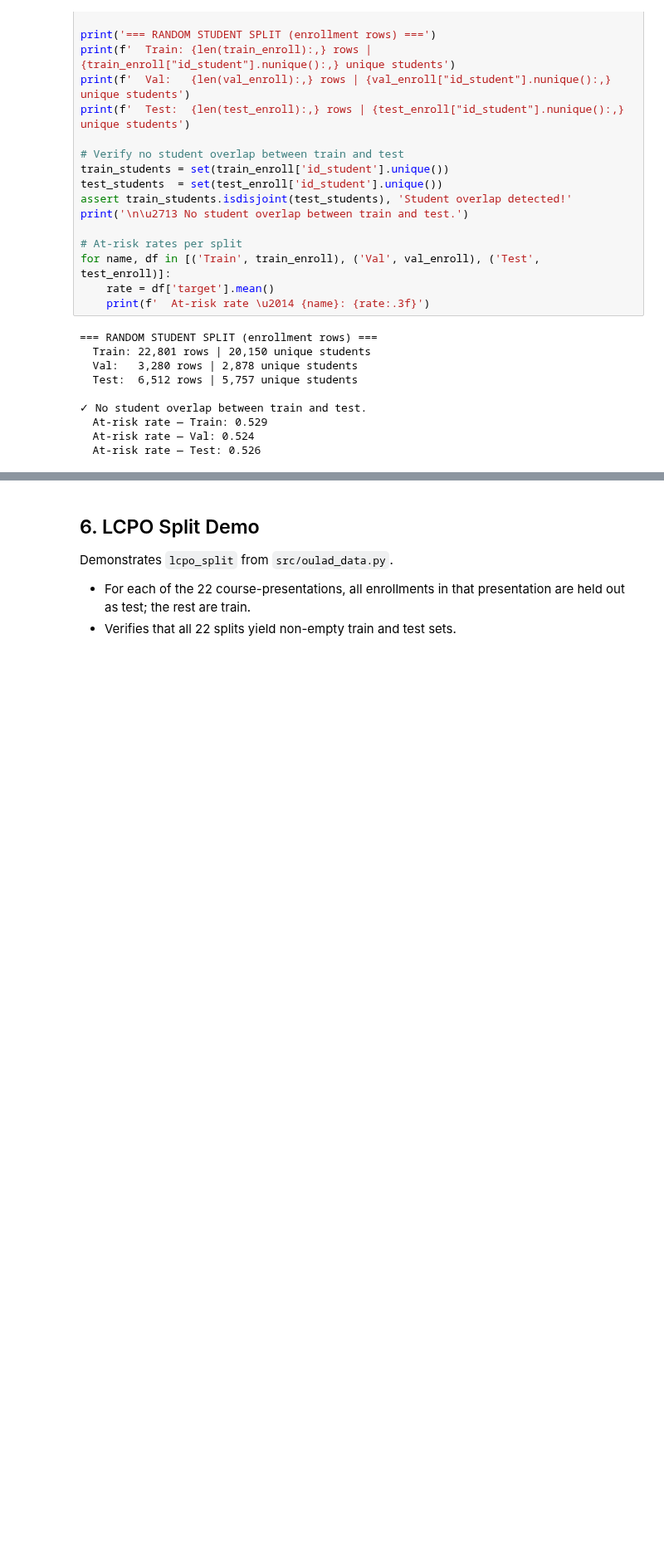
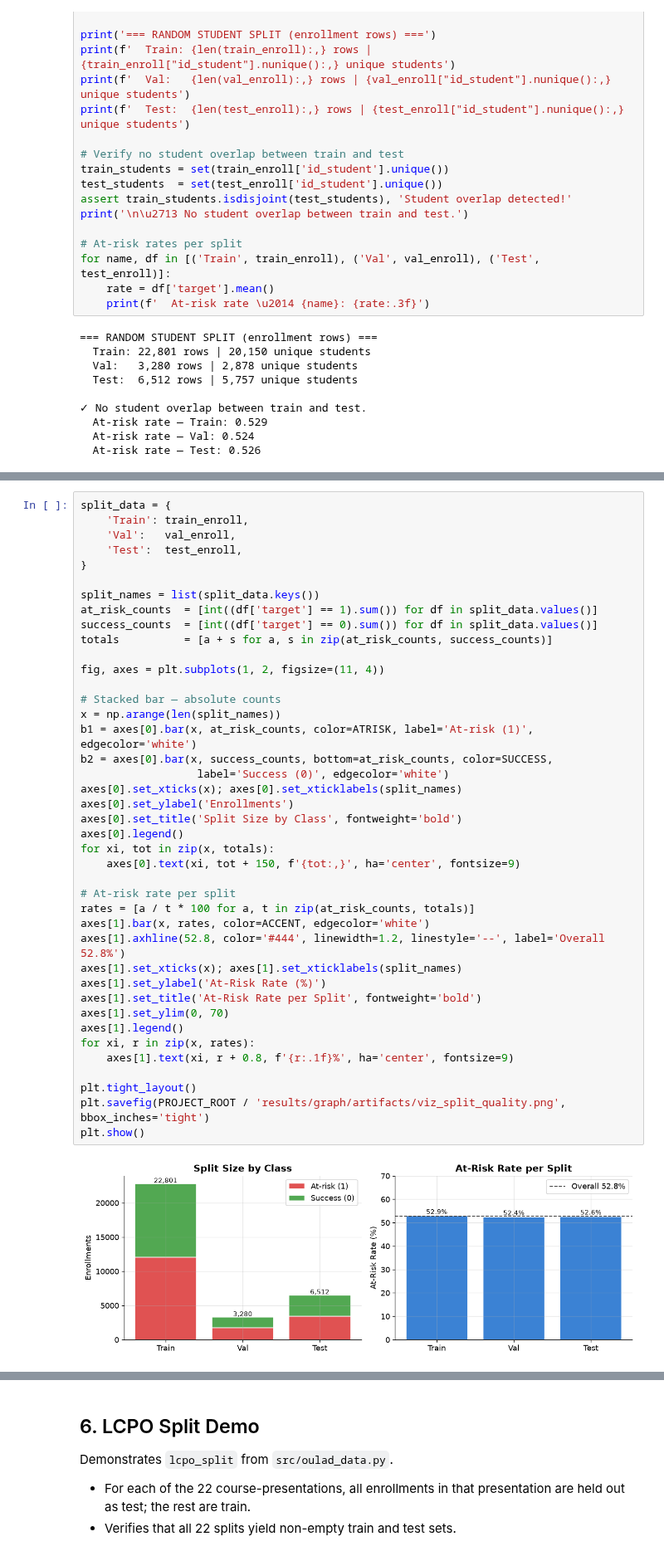
Before and after one commit to reyquiroz/OULAD_CourseAware, a Jupyter notebook: notebooks/OULAD_Graph_Analysis_Final.ipynb, the cells around one changed output, grey strips where cells are left out. Shown at 83% size. Cells and saved outputs as stored; diff of their text form; blank space fills up the shorter version.

```diff
--- a/notebooks/OULAD_Graph_Analysis_Final.ipynb
+++ b/notebooks/OULAD_Graph_Analysis_Final.ipynb
@@ -211,0 +300,43 @@ for name, df in [('Train', train_enroll), ('Val', val_enroll), ('Test', test_enr
+# %%
+split_data = {
+    'Train': train_enroll,
+    'Val':   val_enroll,
+    'Test':  test_enroll,
+}
+
+split_names = list(split_data.keys())
+at_risk_counts  = [int((df['target'] == 1).sum()) for df in split_data.values()]
+success_counts  = [int((df['target'] == 0).sum()) for df in split_data.values()]
+totals          = [a + s for a, s in zip(at_risk_counts, success_counts)]
+
+fig, axes = plt.subplots(1, 2, figsize=(11, 4))
+
+# Stacked bar — absolute counts
+x = np.arange(len(split_names))
+b1 = axes[0].bar(x, at_risk_counts, color=ATRISK, label='At-risk (1)', edgecolor='white')
+b2 = axes[0].bar(x, success_counts, bottom=at_risk_counts, color=SUCCESS,
+                  label='Success (0)', edgecolor='white')
+axes[0].set_xticks(x); axes[0].set_xticklabels(split_names)
+axes[0].set_ylabel('Enrollments')
+axes[0].set_title('Split Size by Class', fontweight='bold')
+axes[0].legend()
+for xi, tot in zip(x, totals):
+    axes[0].text(xi, tot + 150, f'{tot:,}', ha='center', fontsize=9)
+
+# At-risk rate per split
+rates = [a / t * 100 for a, t in zip(at_risk_counts, totals)]
+axes[1].bar(x, rates, color=ACCENT, edgecolor='white')
+axes[1].axhline(52.8, color='#444', linewidth=1.2, linestyle='--', label='Overall 52.8%')
+axes[1].set_xticks(x); axes[1].set_xticklabels(split_names)
+axes[1].set_ylabel('At-Risk Rate (%)')
+axes[1].set_title('At-Risk Rate per Split', fontweight='bold')
+axes[1].set_ylim(0, 70)
+axes[1].legend()
+for xi, r in zip(x, rates):
+    axes[1].text(xi, r + 0.8, f'{r:.1f}%', ha='center', fontsize=9)
+
+plt.tight_layout()
+plt.savefig(PROJECT_ROOT / 'results/graph/artifacts/viz_split_quality.png', bbox_inches='tight')
+plt.show()
+# %% [output]
+[figure, added]
```
Also changed, not shown: parts of 18 cells of this notebook, 8 other files.
